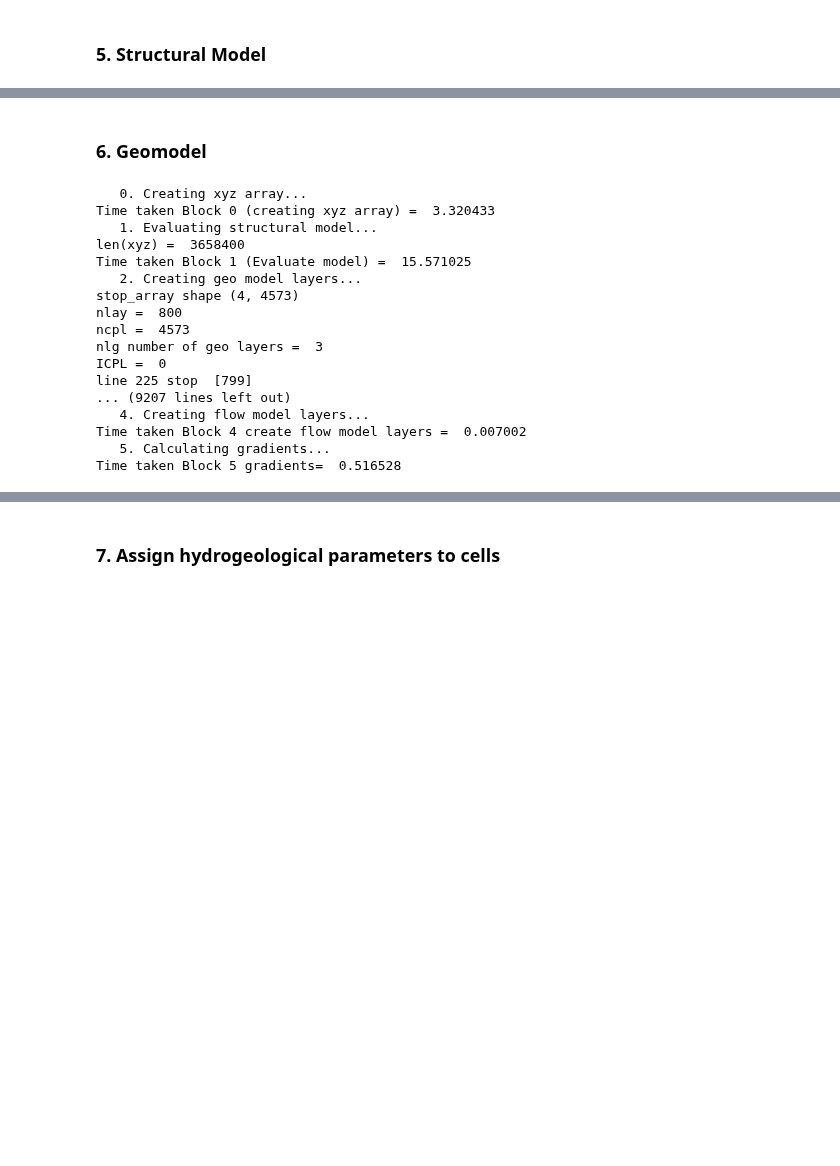
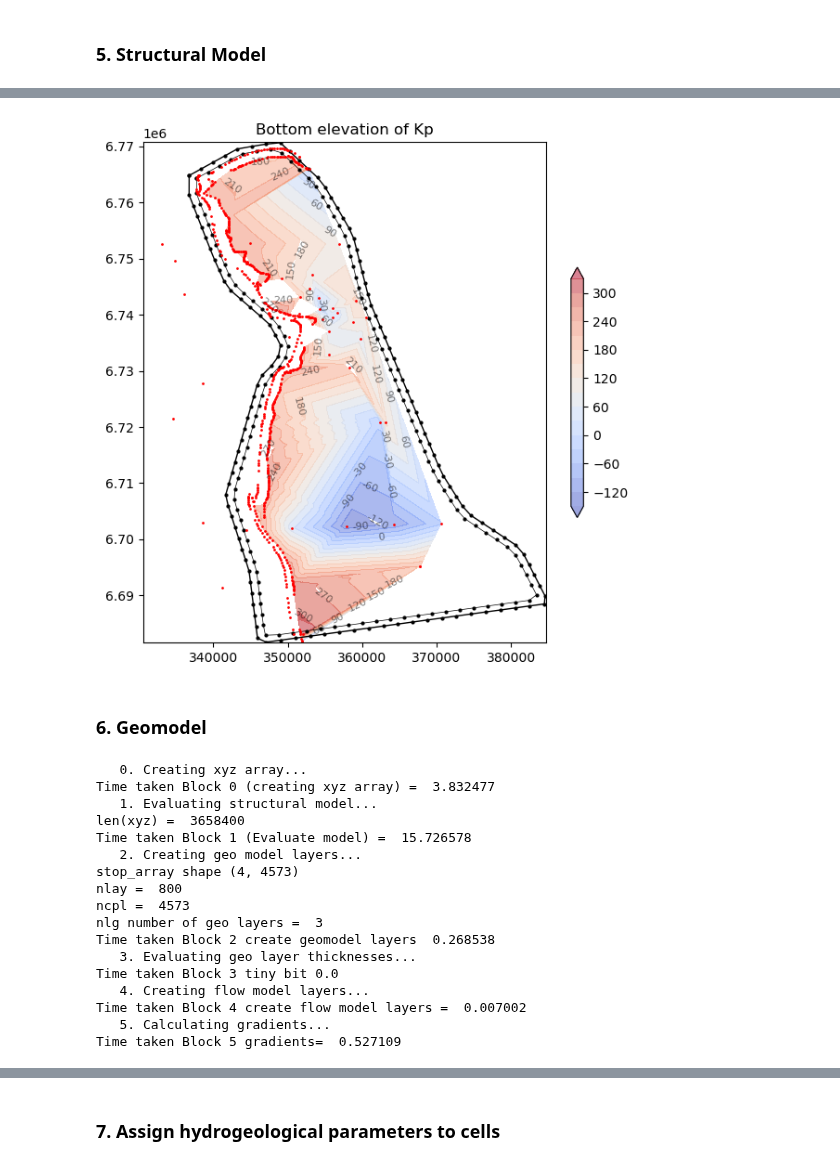
Before and after one commit to malvina-chmielarski/Otorowiri, a Jupyter notebook: scripts/Otorowiri_main.ipynb, the cells around one changed output, grey strips where cells are left out. Drawn from its saved outputs; the diff is of its cells as text; code cells hidden in the pictures; blank space fills up the shorter version.

```diff
--- a/scripts/Otorowiri_main.ipynb
+++ b/scripts/Otorowiri_main.ipynb
@@ -204,3 +226,7 @@ structuralmodel.plot_ytransects2(transect_y, nx = 80, nz = 80, x0 = 335000, x1 =
+# %%
+structuralmodel.contour_bottom(spatial, unit = 'Kp', contour_interval = 30)
+# %% [output]
+[figure, added]
 # %% [markdown]
 ### 6. Geomodel
 # %%
@@ -211,26 +237,23 @@ z0, z1 = -500, 300
 
 from loopflopy.geomodel import Geomodel
 geomodel = Geomodel(scenario, vertgrid, z0, z1, nls = 2, res = 1)
-
 geomodel.evaluate_structuralmodel(mesh, structuralmodel)
 geomodel.create_model_layers(mesh, structuralmodel)
-
-geomodel.vgrid = flopy.discretization.VertexGrid(vertices=mesh.vertices, cell2d=mesh.cell2d, ncpl = mesh.ncpl, top = geomodel.top_geo, botm = geomodel.botm)
 # %% [output]
    0. Creating xyz array...
-Time taken Block 0 (creating xyz array) =  3.320433
+Time taken Block 0 (creating xyz array) =  3.832477
    1. Evaluating structural model...
 len(xyz) =  3658400
-Time taken Block 1 (Evaluate model) =  15.571025
+Time taken Block 1 (Evaluate model) =  15.726578
    2. Creating geo model layers...
 stop_array shape (4, 4573)
 nlay =  800
 ncpl =  4573
 nlg number of geo layers =  3
-ICPL =  0
-line 225 stop  [799]
-... (9207 lines left out)
+Time taken Block 2 create geomodel layers  0.268538
+   3. Evaluating geo layer thicknesses...
+Time taken Block 3 tiny bit 0.0
    4. Creating flow model layers...
 Time taken Block 4 create flow model layers =  0.007002
    5. Calculating gradients...
-Time taken Block 5 gradients=  0.516528
+Time taken Block 5 gradients=  0.527109
```
Also changed, not shown: parts of 12 cells of this notebook, 4 other files.
